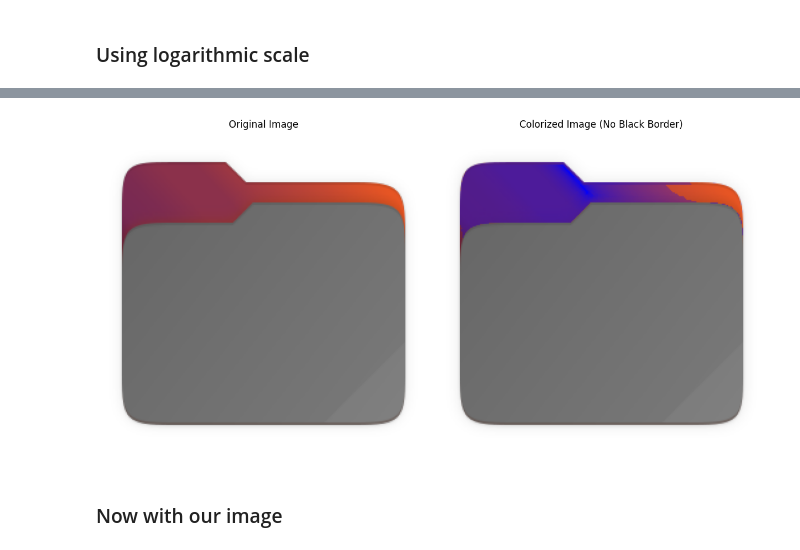
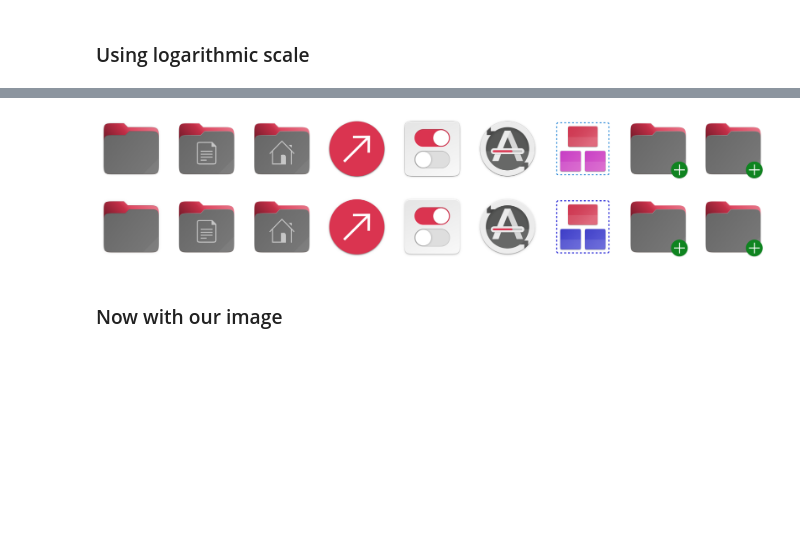
Before and after one commit to hbonnavaud/hbicons, a Jupyter notebook: colorize_icon.ipynb, the cells around one changed output, grey strips where cells are left out. Cells and saved outputs as stored; diff of their text form; code cells hidden in the pictures; blank space fills up the shorter version.

```diff
--- a/colorize_icon.ipynb
+++ b/colorize_icon.ipynb
@@ -73,13 +108,13 @@ import pathlib
 
 
 # Get the current color of the copied directory
-source_icons_path = pathlib.Path("").parent.absolute() / 'icons' / 'hbicons' / "256x256" / "places"
-reference_icon_path = source_icons_path / "folder.png"
+
+reference_icon_path = pathlib.Path("").parent.absolute() / 'icons' / 'hbicons-red' / "256x256" / "emblems" / "emblem-symbolic-link.png"
 image = Image.open(reference_icon_path)         # Load the image
-current_pixel_color = image.getpixel((100, 30))        # Get the color of the pixel at coordinates (x, y)
-print(current_pixel_color)
+original_icons_theme_color = image.getpixel((100, 30))        # Get the color of the pixel at coordinates (x, y)
+print(original_icons_theme_color)
 color_img = np.zeros((256, 256, 4), dtype=np.int32)
-color_img[:, :] = current_pixel_color
+color_img[:, :] = original_icons_theme_color
 plt.cla()
 plt.axis("off")
 plt.imshow(color_img)
@@ -126,12 +180,13 @@ process_dataset(colorize_image_fun=colorize_image_1)
 # %%
 import numpy as np
 import matplotlib.pyplot as plt
+import colorsys
 
 def color_distance(c1, c2):
     """Calculate the Euclidean distance between two RGB colors."""
     return np.sqrt(np.sum((c1 - c2) ** 2))
 
-def colorize_image(image, source_color, target_color, max_distance=255):
+def colorize_image_2(image, memory, destination_color, colorize_entire_image=False):
     """
     Colorize an image while preserving transparency.
 
@@ -139,8 +194,12 @@ def colorize_image(image, source_color, target_color, max_distance=255):
     - source_color: Color to start from (e.g., orange).
     - target_color: Color to transition towards (e.g., blue).
     """
-    source_color = np.array(source_color, dtype=float)
-    target_color = np.array(target_color, dtype=float)
+    global original_icons_theme_color
+    if image.dtype in [np.float32, np.float64]:
+        image = (image * 255).astype(np.uint8)
+    source_color = np.array(original_icons_theme_color[:3], dtype=float)
+    target_color = np.array(destination_color, dtype=float)
+    target_hsv = rgb_to_hsv(target_color)
 
     # Extract RGB and Alpha channels
     if image.shape[-1] == 4:  # If image is RGBA
@@ -150,65 +209,53 @@ def colorize_image(image, source_color, target_color, max_distance=255):
         rgb = image.astype(float)
         alpha = np.ones((image.shape[0], image.shape[1]))  # Fully opaque
 
     # Colorization logic
     height, width, _ = rgb.shape
     output_image = rgb.copy()
 
-
-
     for i in range(height):
         for j in range(width):
             pixel_color = rgb[i, j, :]
+            pixel_hsv = rgb_to_hsv(pixel_color)
 
             # Calculate the distance from the source color
-            dist = color_distance(pixel_color, source_color)
+            # dist = color_distance(pixel_color, source_color)
+            # sub = target_hsv[0] - pixel_hsv[0]
+            # dist = np.abs(sub)
+            dist = abs(int(target_hsv[0]) - int(pixel_hsv[0]))
+            dist = min(dist, 180 - dist)  # Account for circular nature of hue
+
 
             if dist > 50:
                 continue
 
+            new_color = pixel_hsv
+            new_color[0] = target_hsv[0]
+            new_color = hsv_to_rgb(new_color)
+
             # Apply logarithmic scaling
-            scale = 1 - np.log(1 + dist) / np.log(1 + max_distance)
+            #scale = 1 - np.log(1 + dist/3) / np.log(1 + 255)
 
             # Compute the color transition
-            modified_color = pixel_color + scale * (target_color - pixel_color)
-            output_image[i, j, :] = np.clip(modified_color, 0, 255)
+            # modified_color = pixel_color + scale * (target_color - pixel_color)
+
+
+            colorsys.hsv_to_rgb(0.25, 0.5, 0.4)
+
+            output_image[i, j, :] = np.clip(new_color, 0, 255)
 
     # Convert back to uint8
     output_image = output_image.astype(np.uint8)
 
     # Blend with a white background to remove the black border effect
     white_bg = np.full_like(output_image, 255)  # Create a white background
     blended_image = (output_image * alpha[:, :, None] + white_bg * (1 - alpha[:, :, None])).astype(np.uint8)
 
     return blended_image
 
-# Example Usage:
-source_color = current_pixel_color[:3]  # Example: Orange
-target_color = [0, 0, 255]  # Blue
-
-# Load the image and normalize it to [0,255] range
-image = (icons_to_colorize[0] * 255).astype(np.uint8)
-
-# Colorize the image while blending transparency with a white background
-colorized_image = colorize_image(image, source_color, target_color)
-
-# Plot the images
-fig, axs = plt.subplots(1, 2, figsize=(12, 6))
-
-# Original image (without transparency)
-axs[0].imshow(image)  # Ignore alpha for display
-axs[0].set_title("Original Image")
-axs[0].axis('off')
-
-# Colorized image (no black border)
-axs[1].imshow(colorized_image)
-axs[1].set_title("Colorized Image (No Black Border)")
-axs[1].axis('off')
-
-plt.tight_layout()
-plt.show()
+process_dataset(colorize_image_fun=colorize_image_2)
 # %% [output]
-[figure, old version]
+[figure, new version]
 # %%
 from PIL import Image, ImageEnhance, ImageOps
 import os
```
Also changed, not shown: parts of 5 cells of this notebook.
